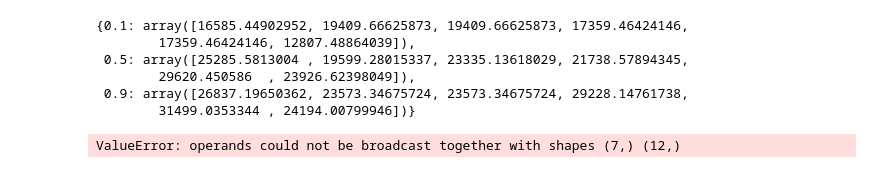
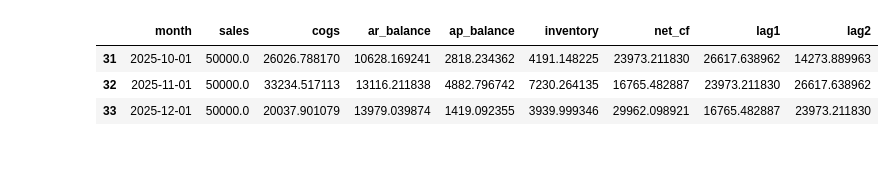
Before and after one commit to Alejandro-HerraizSen/value-ops-lab, a Jupyter notebook: notebooks/02_forecast_cashflow_cvar.ipynb, the cells around one changed output. Saved outputs shown, nothing was run; the diff lists cells and outputs as text; code cells hidden in the pictures.

```diff
--- a/notebooks/02_forecast_cashflow_cvar.ipynb
+++ b/notebooks/02_forecast_cashflow_cvar.ipynb
@@ -9,49 +13,41 @@ Objective:
 import sys, os
 sys.path.append(os.path.abspath(".."))
 # %%
+import numpy as np
 import pandas as pd
-import numpy as np
-from sklearn.model_selection import train_test_split
+import matplotlib.pyplot as plt
+
 from value_ops_lab.synth import make_synthetic
-from value_ops_lab.risk_models import quantile_forecast, cvar_cash_buffer
+from value_ops_lab.risk_models import quantile_forecast
 
-# Generate synthetic dataset
-df = make_synthetic(n_months=36)
-df["net_cf"] = df["sales"] - df["cogs"]
-
-# Features: simple lag features
-df["lag1"] = df["net_cf"].shift(1)
-df["lag2"] = df["net_cf"].shift(2)
-df = df.dropna()
-
-X = df[["lag1","lag2"]]
-y = df["net_cf"]
-
-X_train, X_test, y_train, y_test = train_test_split(X, y, test_size=0.2, shuffle=False)
-
-# Forecast next 6 months
-X_future = X_test.tail(6)
-preds = quantile_forecast(X_train, y_train, X_future, quantiles=(0.1,0.5,0.9))
-preds
+np.set_printoptions(suppress=True, linewidth=120)
+rng = np.random.default_rng(42)
-# %% [output]
-{0.1: array([16585.44902952, 19409.66625873, 19409.66625873, 17359.46424146,
-        17359.46424146, 12807.48864039]),
- 0.5: array([25285.5813004 , 19599.28015337, 23335.13618029, 21738.57894345,
-        29620.450586  , 23926.62398049]),
- 0.9: array([26837.19650362, 23573.34675724, 23573.34675724, 29228.14761738,
-        31499.0353344 , 24194.00799946])}
 # %%
-# CVaR buffer sizing (robust to any test size)
-n = min(12, len(y_test))                 # use up to 12, but not more than available
-noise = np.random.normal(0, 5000, n)     # same length as y_test tail
-scenarios = y_test.tail(n).to_numpy() + noise
+# Generate synthetic monthly panel
+n_months = 36
+df = make_synthetic(n_months)
 
-from value_ops_lab.risk_models import cvar_cash_buffer
+# Net cash flow proxy (sales - cogs) just for demo
+df["net_cf"] = df["sales"] - df["cogs"]
 
-try:
-    buffer, t = cvar_cash_buffer(scenarios, alpha=0.95)
-    print(f"Optimal buffer at 95% CVaR: ${buffer:,.0f}")
-except ImportError:
-    print("cvxpy not installed — skipping CVaR optimization.")
+# Lag features for a simple AR-style model
+df["lag1"] = df["net_cf"].shift(1)
+df["lag2"] = df["net_cf"].shift(2)
+dfm = df.dropna().reset_index(drop=True)
+
+features = ["lag1", "lag2"]
+X = dfm[features]
+y = dfm["net_cf"]
+
+# Hold out last 6 months as "future"
+h = 6
+X_train, X_future = X.iloc[:-h], X.iloc[-h:]
+y_train, y_future = y.iloc[:-h], y.iloc[-h:]
+df_future = dfm.iloc[-h:][["month", "net_cf"]].reset_index(drop=True)
+
+dfm.tail(3)
 # %% [output]
-ValueError: operands could not be broadcast together with shapes (7,) (12,)
+|  | month | sales | cogs | ar_balance | ap_balance | inventory | net_cf | lag1 | lag2 |
+| 31 | 2025-10-01 | 50000.0 | 26026.788170 | 10628.169241 | 2818.234362 | 4191.148225 | 23973.211830 | 26617.638962 | 14273.889963 |
+| 32 | 2025-11-01 | 50000.0 | 33234.517113 | 13116.211838 | 4882.796742 | 7230.264135 | 16765.482887 | 23973.211830 | 26617.638962 |
+| 33 | 2025-12-01 | 50000.0 | 20037.901079 | 13979.039874 | 1419.092355 | 3939.999346 | 29962.098921 | 16765.482887 | 23973.211830 |
```
Also changed, not shown: parts of 11 cells of this notebook, 2 other files.
